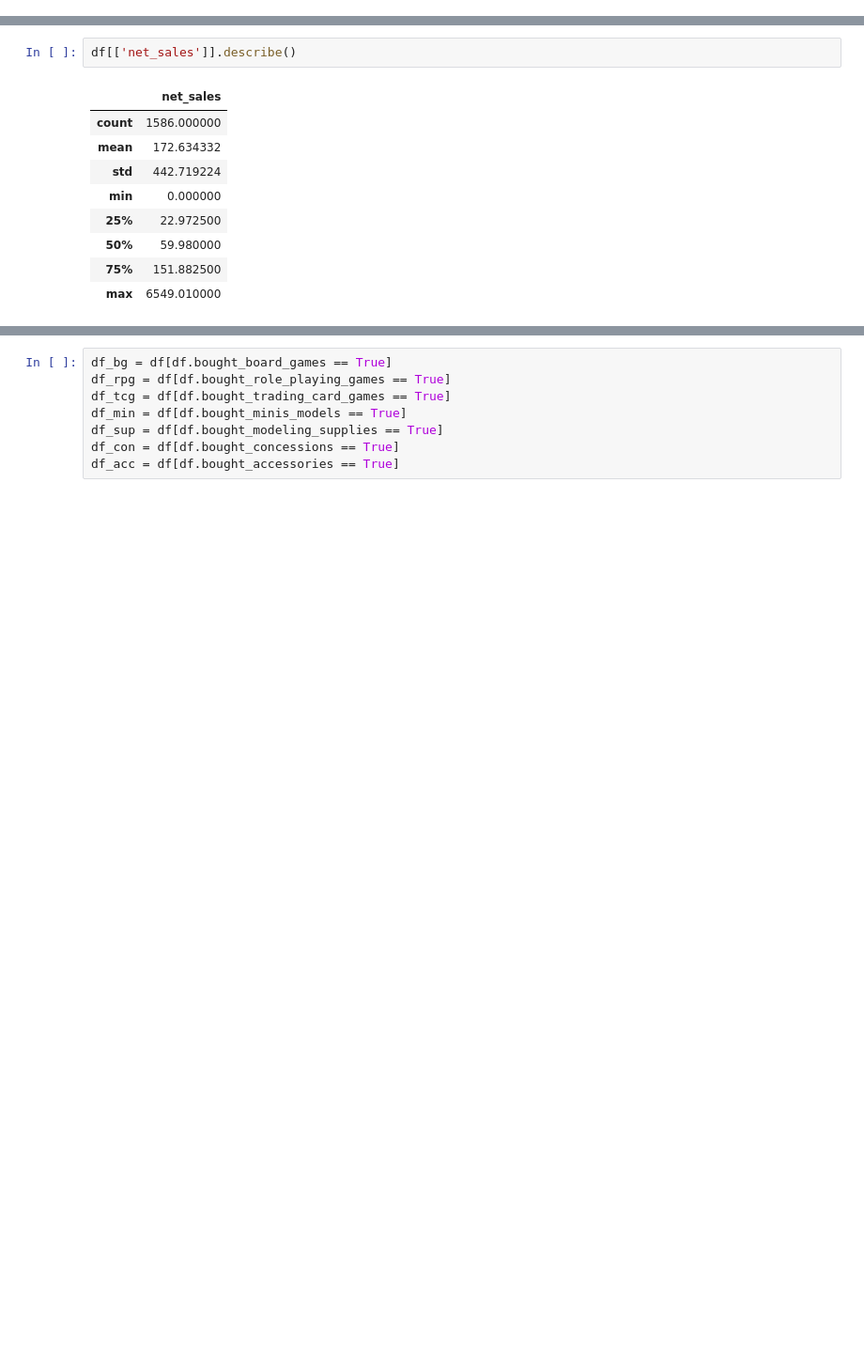
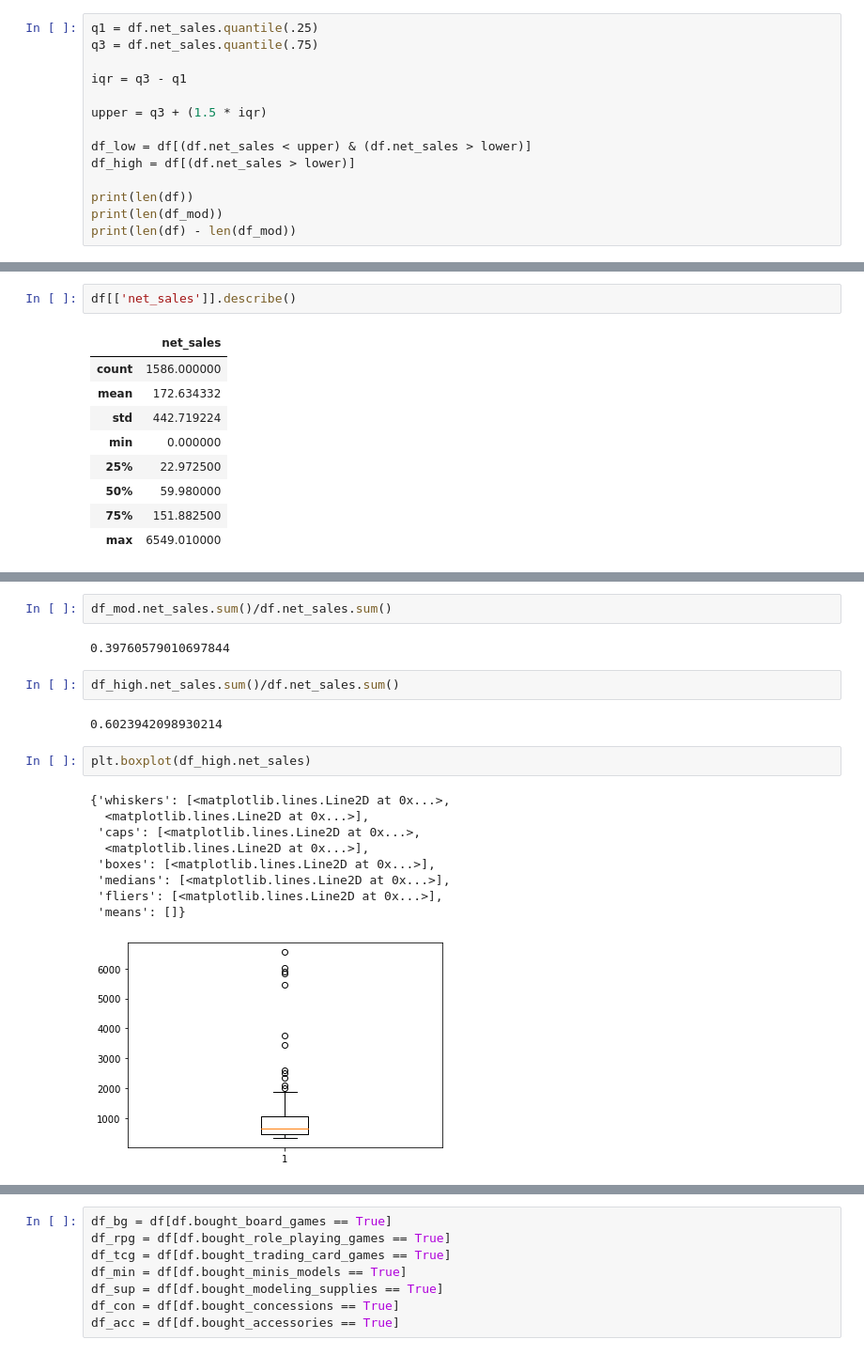
Before and after one commit to Johndsalas/customer_interest_analysis, a Jupyter notebook: exploration.ipynb, the cells around one changed output, grey strips where cells are left out. Shown at 94% size. Drawn from its saved outputs; the diff is of its cells as text; blank space fills up the shorter version.

```diff
--- a/exploration.ipynb
+++ b/exploration.ipynb
@@ -318,0 +185,14 @@ df.boxplot(column = 'net_sales')
+# %%
+q1 = df.net_sales.quantile(.25)
+q3 = df.net_sales.quantile(.75)
+
+iqr = q3 - q1
+
+upper = q3 + (1.5 * iqr)
+
+df_low = df[(df.net_sales < upper) & (df.net_sales > lower)]
+df_high = df[(df.net_sales > lower)]
+
+print(len(df))
+print(len(df_mod))
+print(len(df) - len(df_mod))
@@ -330,0 +253,20 @@ df[['net_sales']].describe()
+# %%
+df_mod.net_sales.sum()/df.net_sales.sum()
+# %% [output]
+0.39760579010697844
+# %%
+df_high.net_sales.sum()/df.net_sales.sum()
+# %% [output]
+0.6023942098930214
+# %%
+plt.boxplot(df_high.net_sales)
+# %% [output]
+{'whiskers': [<matplotlib.lines.Line2D at 0x...>,
+  <matplotlib.lines.Line2D at 0x...>],
+ 'caps': [<matplotlib.lines.Line2D at 0x...>,
+  <matplotlib.lines.Line2D at 0x...>],
+ 'boxes': [<matplotlib.lines.Line2D at 0x...>],
+ 'medians': [<matplotlib.lines.Line2D at 0x...>],
+ 'fliers': [<matplotlib.lines.Line2D at 0x...>],
+ 'means': []}
+[figure, added]
```
Also changed, not shown: parts of 25 cells of this notebook, 1 other file.
